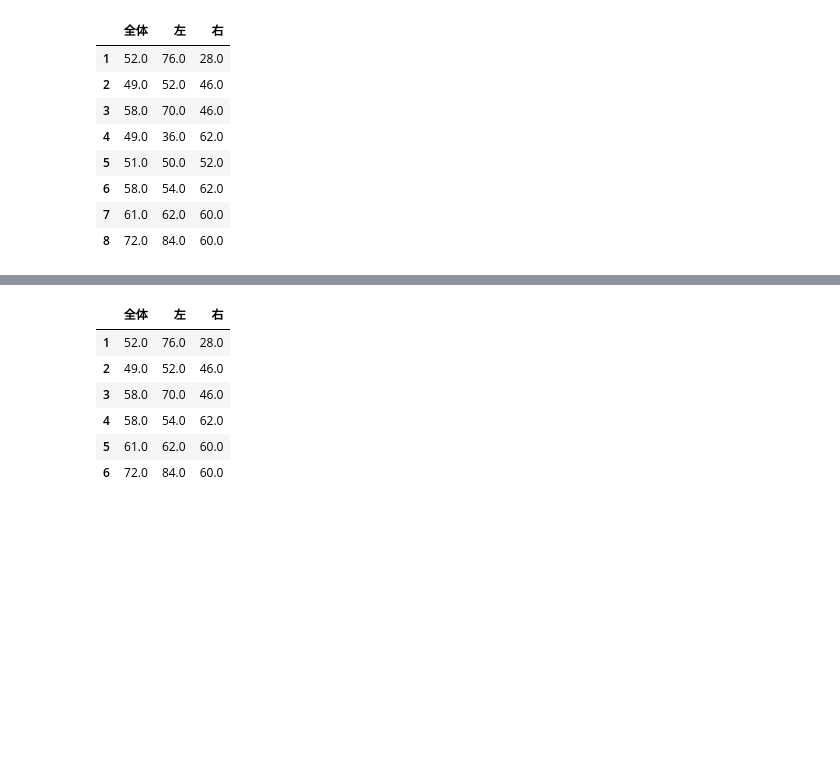
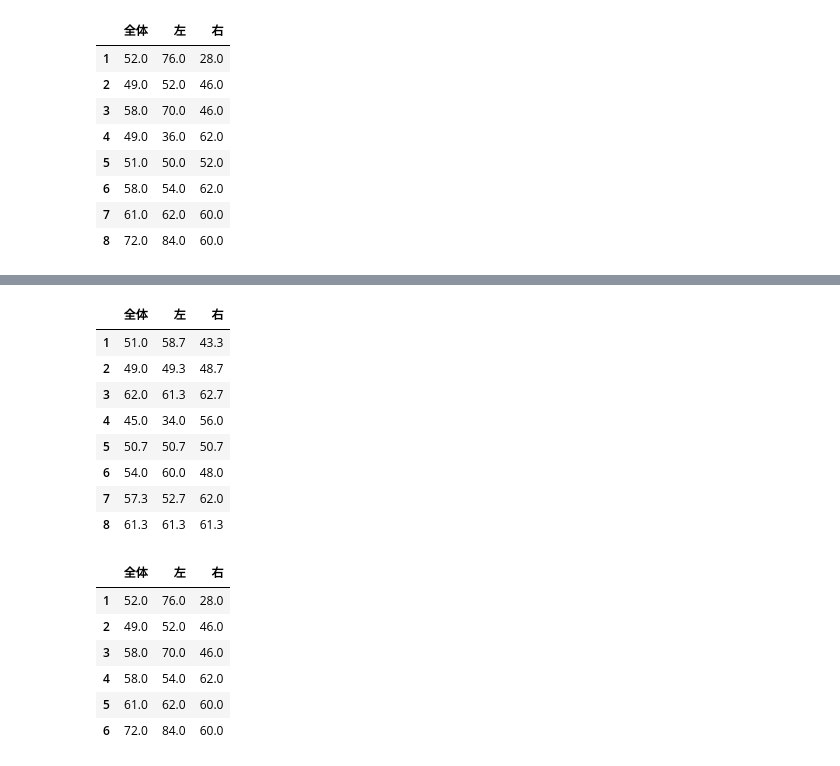
Before and after one commit to kotatakehara/BCI, a Jupyter notebook: SVM_funcrion.ipynb, the cells around one changed output, grey strips where cells are left out. Cells and saved outputs as stored; diff of their text form; code cells hidden in the pictures; blank space fills up the shorter version.

```diff
--- a/SVM_funcrion.ipynb
+++ b/SVM_funcrion.ipynb
@@ -92,3 +174,18 @@ df
+# %%
+p_average_250Hz = (probability_1+probability_2+probability_3)/3
+df = pd.DataFrame(p_average_250Hz,columns=feature1,index=name)
+#df.to_csv("pandas_test.csv")
+df
+# %% [output]
+|  | 全体 | 左 | 右 |
+| 1 | 51.0 | 58.7 | 43.3 |
+| 2 | 49.0 | 49.3 | 48.7 |
+| 3 | 62.0 | 61.3 | 62.7 |
+| 4 | 45.0 | 34.0 | 56.0 |
+| 5 | 50.7 | 50.7 | 50.7 |
+| 6 | 54.0 | 60.0 | 48.0 |
+| 7 | 57.3 | 52.7 | 62.0 |
+| 8 | 61.3 | 61.3 | 61.3 |
 # %%
 #train=20,test=40で分類を行った結果
 probability = np.array([])
```
Also changed, not shown: parts of 20 cells of this notebook.
